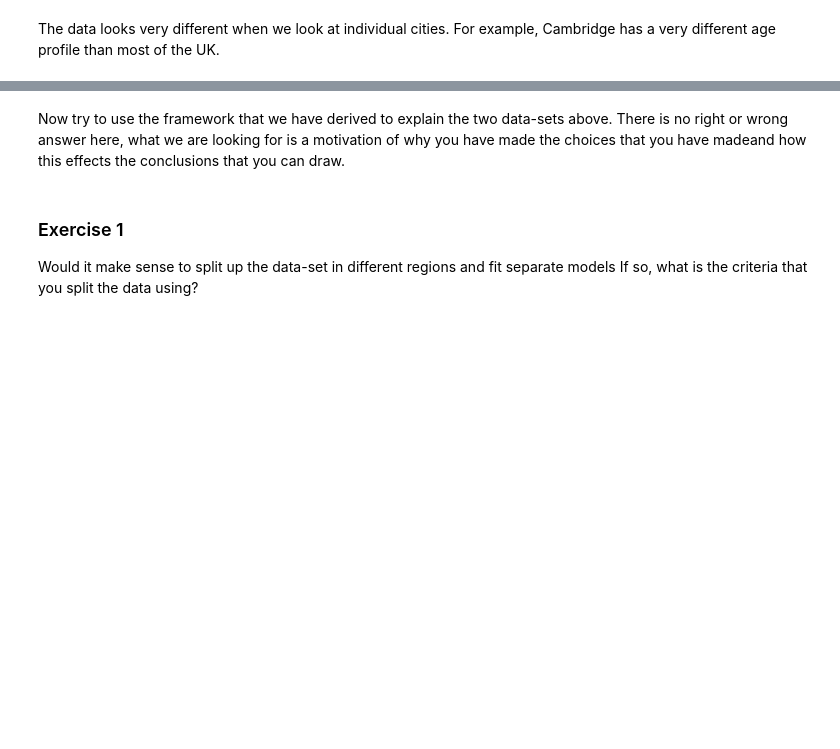
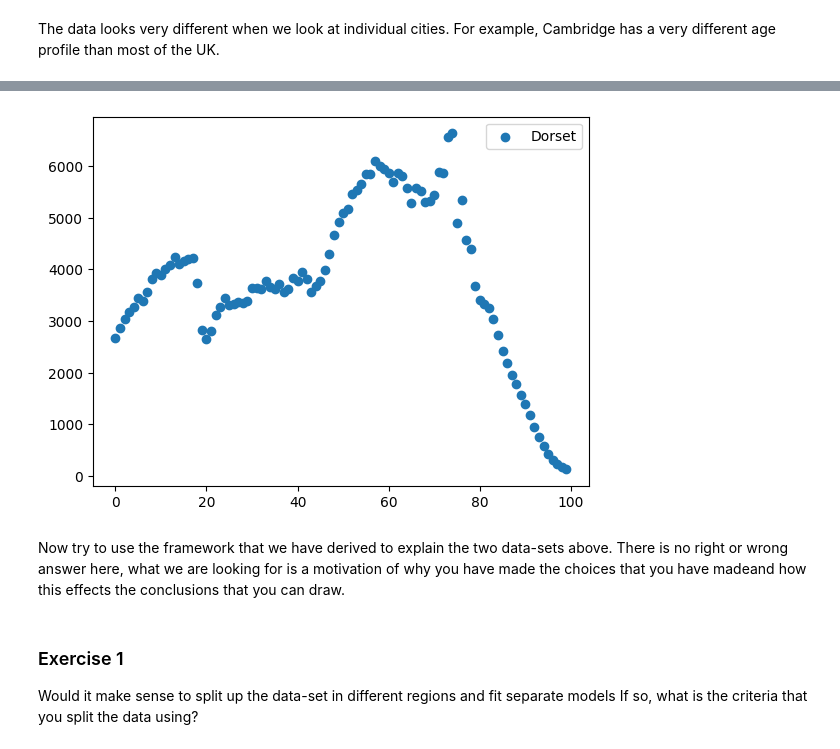
Before and after one commit to Pidongg/pz286_ads_2024, a Jupyter notebook: _notebooks/03-address_glm.ipynb, the cells around one changed output, grey strips where cells are left out. Drawn from its saved outputs; the diff is of its cells as text; code cells hidden in the pictures; blank space fills up the shorter version.

```diff
--- a/_notebooks/03-address_glm.ipynb
+++ b/_notebooks/03-address_glm.ipynb
@@ -714,3 +785,12 @@ plt.show()
+# %%
+x_values = range(100)
+
+plt.scatter(x_values, age_df.loc['Dorset'], label='Dorset')
+
+plt.legend()
+plt.show()
+# %% [output]
+[figure, added]
 # %% [markdown]
 Now try to use the framework that we have derived to explain the two
 data-sets above. There is no right or wrong answer here, what we are
```
Also changed, not shown: parts of 64 cells of this notebook.
